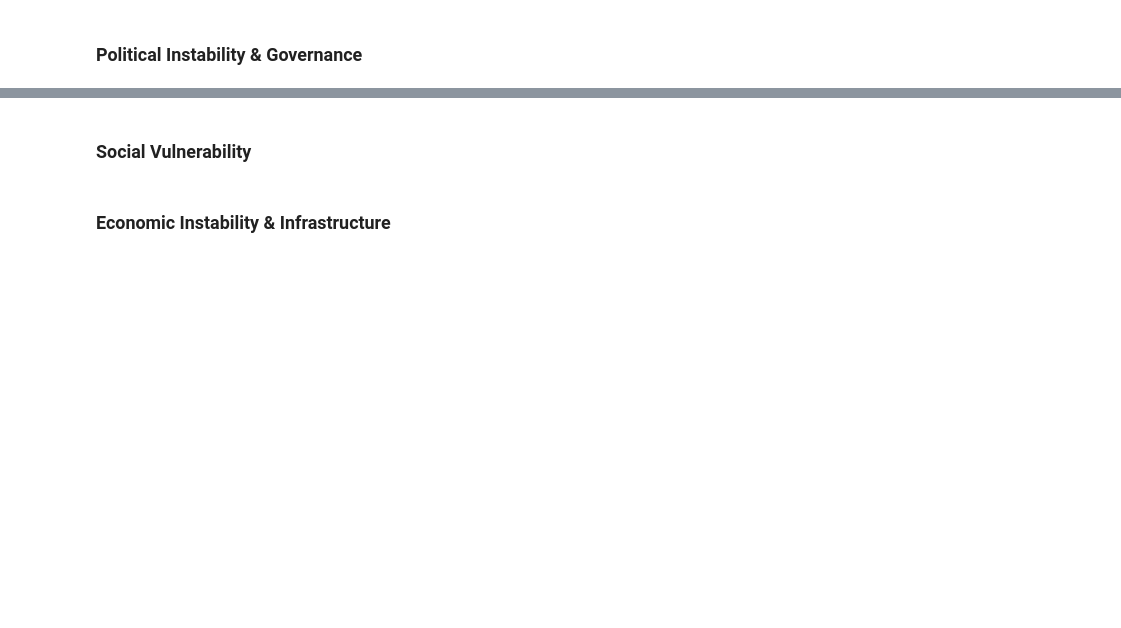
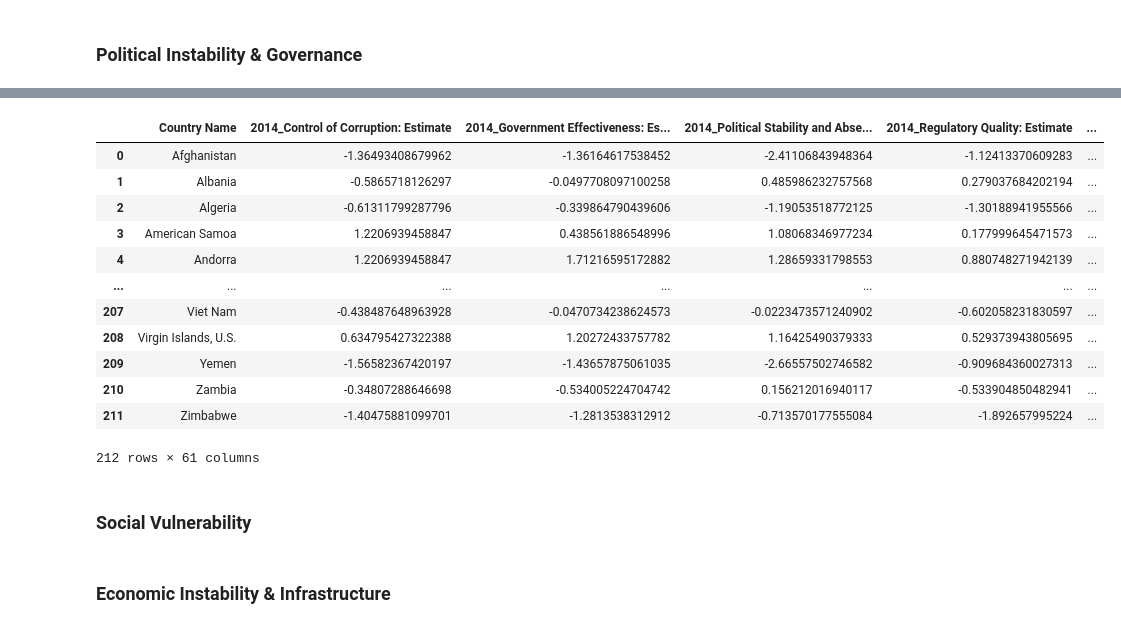
Before and after one commit to arth3mis/global-societal-endangerment-index, a Jupyter notebook: 2.1_data_preprocessing.ipynb, the cells around one changed output, grey strips where cells are left out. Cells and saved outputs as stored; diff of their text form; code cells hidden in the pictures; blank space fills up the shorter version.

```diff
--- a/composite_index.ipynb
+++ b/2.1_data_preprocessing.ipynb
@@ -320,3 +294,29 @@ env_data
+# %%
+# use 2023 since all data is >95% available
+
+# INDICATORS:
+# Corruption Control
+# Rule of Law
+# Political Stability
+# Government Effectiveness
+# Regulatory Quality
+# Voice and Accountability
+
+wb_gov
+# %% [output]
+|  | Country Name | 2014_Control of Corruption: Estimate | 2014_Government Effectiveness: Es... | 2014_Political Stability and Abse... | 2014_Regulatory Quality: Estimate | ... |
+| 0 | Afghanistan | -1.36493408679962 | -1.36164617538452 | -2.41106843948364 | -1.12413370609283 | ... |
+| 1 | Albania | -0.5865718126297 | -0.0497708097100258 | 0.485986232757568 | 0.279037684202194 | ... |
+| 2 | Algeria | -0.61311799287796 | -0.339864790439606 | -1.19053518772125 | -1.30188941955566 | ... |
+| 3 | American Samoa | 1.2206939458847 | 0.438561886548996 | 1.08068346977234 | 0.177999645471573 | ... |
+| 4 | Andorra | 1.2206939458847 | 1.71216595172882 | 1.28659331798553 | 0.880748271942139 | ... |
+| ... | ... | ... | ... | ... | ... | ... |
+| 207 | Viet Nam | -0.438487648963928 | -0.0470734238624573 | -0.0223473571240902 | -0.602058231830597 | ... |
+| 208 | Virgin Islands, U.S. | 0.634795427322388 | 1.20272433757782 | 1.16425490379333 | 0.529373943805695 | ... |
+| 209 | Yemen | -1.56582367420197 | -1.43657875061035 | -2.66557502746582 | -0.909684360027313 | ... |
+| 210 | Zambia | -0.34807288646698 | -0.534005224704742 | 0.156212016940117 | -0.533904850482941 | ... |
+| 211 | Zimbabwe | -1.40475881099701 | -1.2813538312912 | -0.713570177555084 | -1.892657995224 | ... |
+212 rows × 61 columns
 # %%
 # Regime Type
 # %% [markdown]
```
Also changed, not shown: parts of 13 cells of this notebook, 1 other file.
